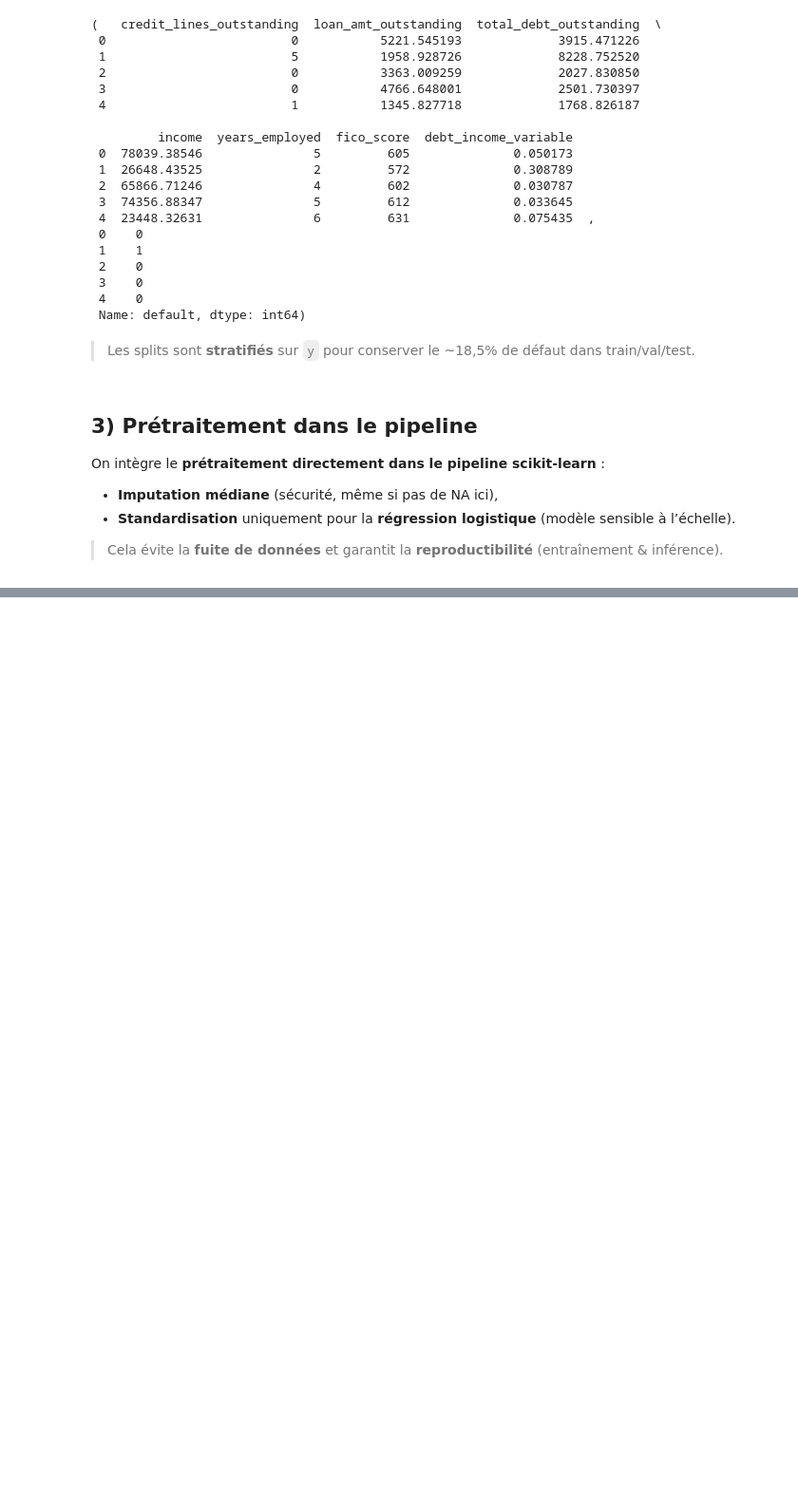
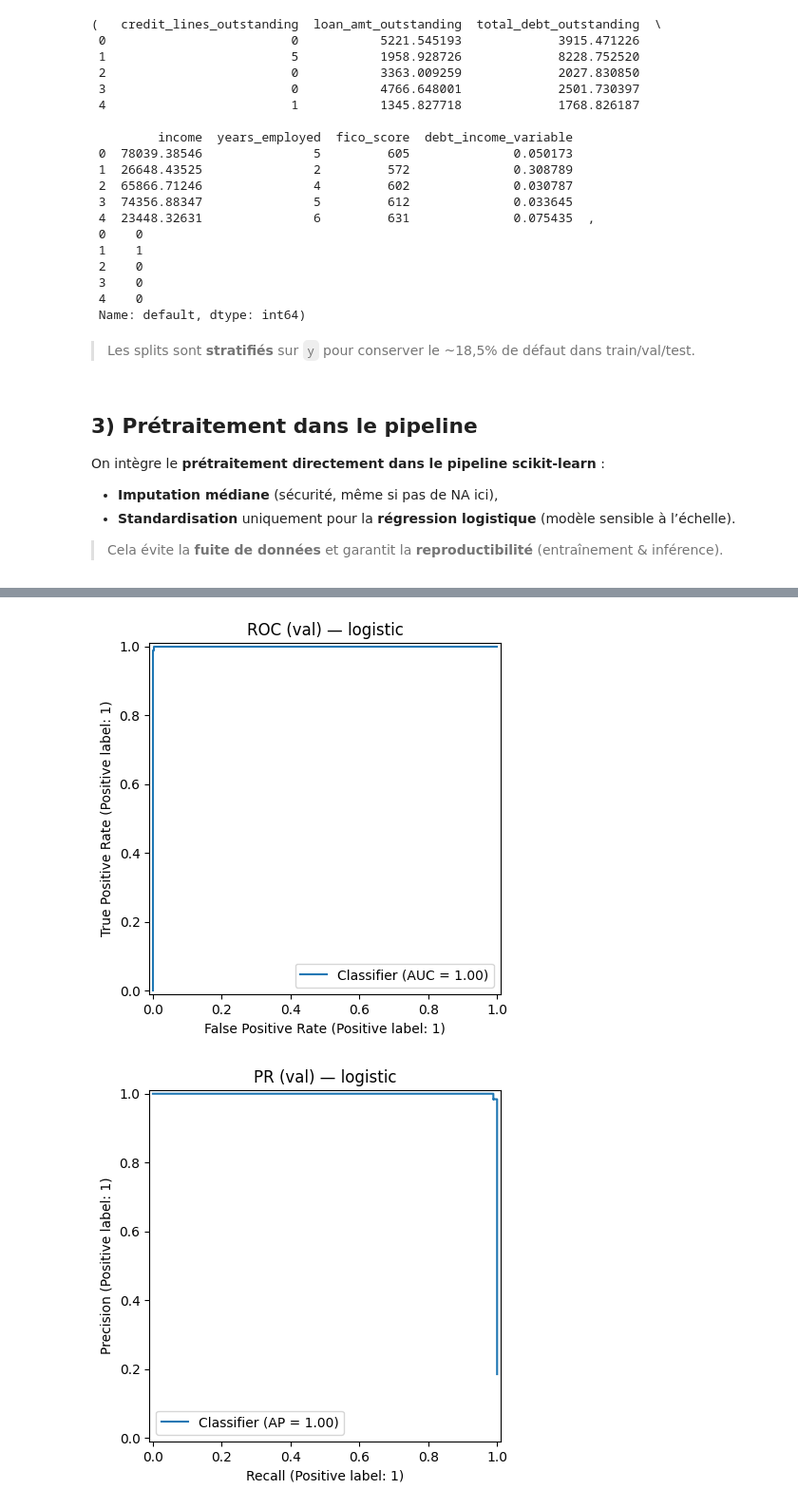
Before and after one commit to mimimonna/MLOps, a Jupyter notebook: Projet.ipynb, the cells around one changed output, grey strips where cells are left out. Shown at 95% size. Saved outputs shown, nothing was run; the diff lists cells and outputs as text; code cells hidden in the pictures; blank space fills up the shorter version.

```diff
--- a/Projet.ipynb
+++ b/Projet.ipynb
@@ -197,0 +212,15 @@ def build_model(kind: str):
+# %%
+def compute_metrics(y_true, y_prob, threshold=0.5):
+    """Calcule les métriques clés à partir des probabilités de classe 1."""
+    y_pred = (y_prob >= threshold).astype(int)
+    return {
+        "roc_auc": roc_auc_score(y_true, y_prob),
+        "accuracy": accuracy_score(y_true, y_pred),
+        "f1": f1_score(y_true, y_pred),
+        "precision": precision_score(y_true, y_pred),
+        "recall": recall_score(y_true, y_pred),
+    }
+# %%
+# 1) Définir l'expérience MLflow
+experiment_name = "CreditScoring"
+mlflow.set_experiment(experiment_name)
@@ -197,0 +230,64 @@ def build_model(kind: str):
+# %%
+# 2) Entraîner les candidats et logger
+candidates = ["logistic", "tree", "rf"]
+results = []
+os.makedirs("models", exist_ok=True)
+
+for kind in candidates:
+    with mlflow.start_run(run_name=kind):
+        # a) paramètres utiles à tracer
+        mlflow.log_param("model", kind)
+        mlflow.log_param("n_features", int(X.shape[1]))
+        mlflow.log_param("features", ",".join(X.columns))
+
+        # b) construction et entraînement du pipeline
+        model = build_model(kind)
+        model.fit(X_train, y_train)
+
+        # c) éval: proba de la classe 1 (défaut)
+        val_prob  = model.predict_proba(X_val)[:, 1]
+        test_prob = model.predict_proba(X_test)[:, 1]
+
+        val_m  = compute_metrics(y_val,  val_prob)
+        test_m = compute_metrics(y_test, test_prob)
+
+        # >>> VISU (VALIDATION) — À INSÉRER ICI, juste après val_prob / val_m
+        from sklearn.metrics import RocCurveDisplay, PrecisionRecallDisplay, ConfusionMatrixDisplay
+        import matplotlib.pyplot as plt
+
+        # ROC (val)
+        fig, ax = plt.subplots()
+        RocCurveDisplay.from_predictions(y_val, val_prob, ax=ax)
+        ax.set_title(f'ROC (val) — {kind}')
+        mlflow.log_figure(fig, f'roc_val_{kind}.png'); plt.show(); plt.close(fig)
+
+        # Precision–Recall (val)
+        fig, ax = plt.subplots()
+        PrecisionRecallDisplay.from_predictions(y_val, val_prob, ax=ax)
+        ax.set_title(f'PR (val) — {kind}')
+        mlflow.log_figure(fig, f'pr_val_{kind}.png'); plt.show(); plt.close(fig)
+
+        # Matrice de confusion (val, thr=0.5)
+        y_val_pred = (val_prob >= 0.5).astype(int)
+        fig, ax = plt.subplots()
+        ConfusionMatrixDisplay.from_predictions(y_val, y_val_pred, ax=ax)
+        ax.set_title(f'CM (val, thr=0.5) — {kind}')
+        mlflow.log_figure(fig, f'cm_val_thr05_{kind}.png'); plt.show(); plt.close(fig)
+
+
+        # d) logging des métriques
+        for k, v in val_m.items():
+            mlflow.log_metric(f"val_{k}", float(v))
+        for k, v in test_m.items():
+            mlflow.log_metric(f"test_{k}", float(v))
+
+        # e) garder sous la main pour la sélection
+        results.append({
+            "kind": kind,
+            "model": model,
+            "val_roc_auc": float(val_m["roc_auc"]),
+            "test_metrics": test_m
+        })
+# %% [output]
+[figure, added]
+[figure, added]
```
Also changed, not shown: parts of 7 cells of this notebook.
